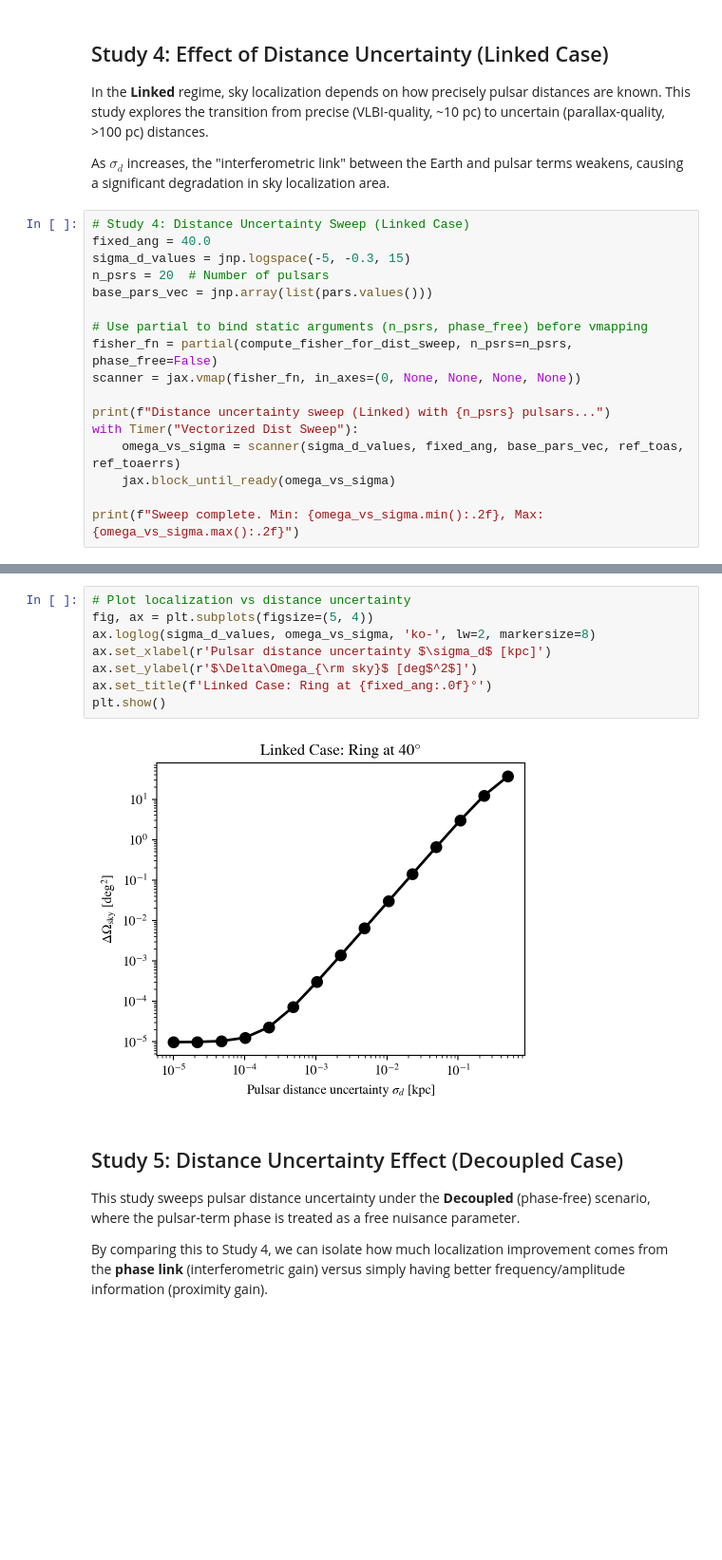
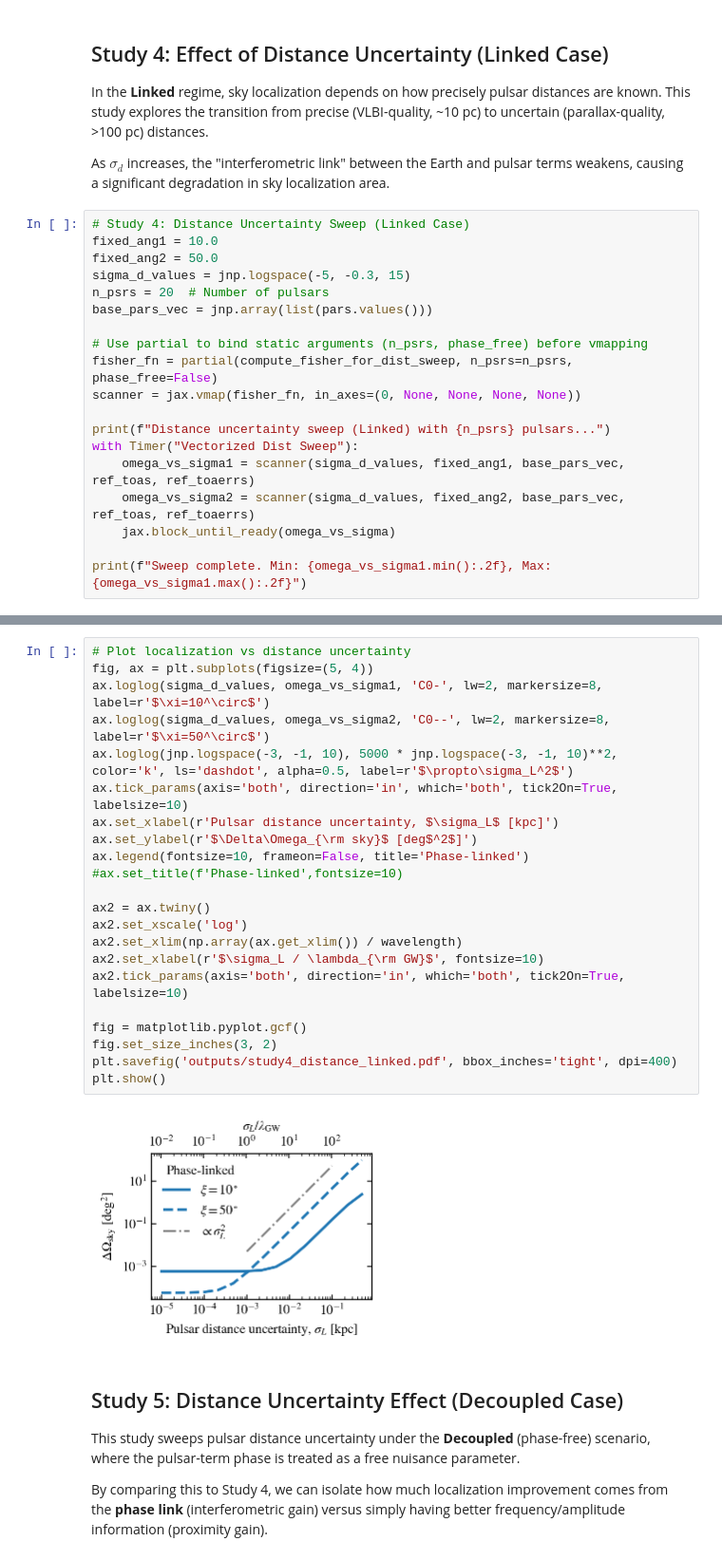
Before and after one commit to stevertaylor/pta_cw_fisher, a Jupyter notebook: ring_pterm_vectorized.ipynb, the cells around one changed output, grey strips where cells are left out. Shown at 95% size. Drawn from its saved outputs; the diff is of its cells as text; blank space fills up the shorter version.

```diff
--- a/ring_pterm_vectorized.ipynb
+++ b/ring_pterm_vectorized.ipynb
@@ -835,7 +972,8 @@ In the **Linked** regime, sky localization depends on how precisely pulsar dista
 As $\sigma_d$ increases, the "interferometric link" between the Earth and pulsar terms weakens, causing a significant degradation in sky localization area.
 # %%
 # Study 4: Distance Uncertainty Sweep (Linked Case)
-fixed_ang = 40.0
+fixed_ang1 = 10.0
+fixed_ang2 = 50.0
 sigma_d_values = jnp.logspace(-5, -0.3, 15)
 n_psrs = 20  # Number of pulsars
 base_pars_vec = jnp.array(list(pars.values()))
@@ -846,9 +984,10 @@ scanner = jax.vmap(fisher_fn, in_axes=(0, None, None, None, None))
 
 print(f"Distance uncertainty sweep (Linked) with {n_psrs} pulsars...")
 with Timer("Vectorized Dist Sweep"):
-    omega_vs_sigma = scanner(sigma_d_values, fixed_ang, base_pars_vec, ref_toas, ref_toaerrs)
+    omega_vs_sigma1 = scanner(sigma_d_values, fixed_ang1, base_pars_vec, ref_toas, ref_toaerrs)
+    omega_vs_sigma2 = scanner(sigma_d_values, fixed_ang2, base_pars_vec, ref_toas, ref_toaerrs)
     jax.block_until_ready(omega_vs_sigma)
 
-print(f"Sweep complete. Min: {omega_vs_sigma.min():.2f}, Max: {omega_vs_sigma.max():.2f}")
+print(f"Sweep complete. Min: {omega_vs_sigma1.min():.2f}, Max: {omega_vs_sigma1.max():.2f}")
 # %% [output]
 Distance uncertainty sweep (Linked) with 20 pulsars...
@@ -857,13 +1007,27 @@ Sweep complete. Min: 0.00, Max: 37.19
 # %%
 # Plot localization vs distance uncertainty
 fig, ax = plt.subplots(figsize=(5, 4))
-ax.loglog(sigma_d_values, omega_vs_sigma, 'ko-', lw=2, markersize=8)
-ax.set_xlabel(r'Pulsar distance uncertainty $\sigma_d$ [kpc]')
+ax.loglog(sigma_d_values, omega_vs_sigma1, 'C0-', lw=2, markersize=8, label=r'$\xi=10^\circ$')
+ax.loglog(sigma_d_values, omega_vs_sigma2, 'C0--', lw=2, markersize=8, label=r'$\xi=50^\circ$')
+ax.loglog(jnp.logspace(-3, -1, 10), 5000 * jnp.logspace(-3, -1, 10)**2, color='k', ls='dashdot', alpha=0.5, label=r'$\propto\sigma_L^2$')
+ax.tick_params(axis='both', direction='in', which='both', tick2On=True, labelsize=10)
+ax.set_xlabel(r'Pulsar distance uncertainty, $\sigma_L$ [kpc]')
 ax.set_ylabel(r'$\Delta\Omega_{\rm sky}$ [deg$^2$]')
-ax.set_title(f'Linked Case: Ring at {fixed_ang:.0f}°')
+ax.legend(fontsize=10, frameon=False, title='Phase-linked')
+#ax.set_title(f'Phase-linked',fontsize=10)
+
+ax2 = ax.twiny()
+ax2.set_xscale('log')
+ax2.set_xlim(np.array(ax.get_xlim()) / wavelength)
+ax2.set_xlabel(r'$\sigma_L / \lambda_{\rm GW}$', fontsize=10)
+ax2.tick_params(axis='both', direction='in', which='both', tick2On=True, labelsize=10)
+
+fig = matplotlib.pyplot.gcf()
+fig.set_size_inches(3, 2)
+plt.savefig('outputs/study4_distance_linked.pdf', bbox_inches='tight', dpi=400)
 plt.show()
 # %% [output]
-[figure, old version]
+[figure, new version]
 # %% [markdown]
 ## Study 5: Distance Uncertainty Effect (Decoupled Case)
 
```
Also changed, not shown: parts of 22 cells of this notebook.
